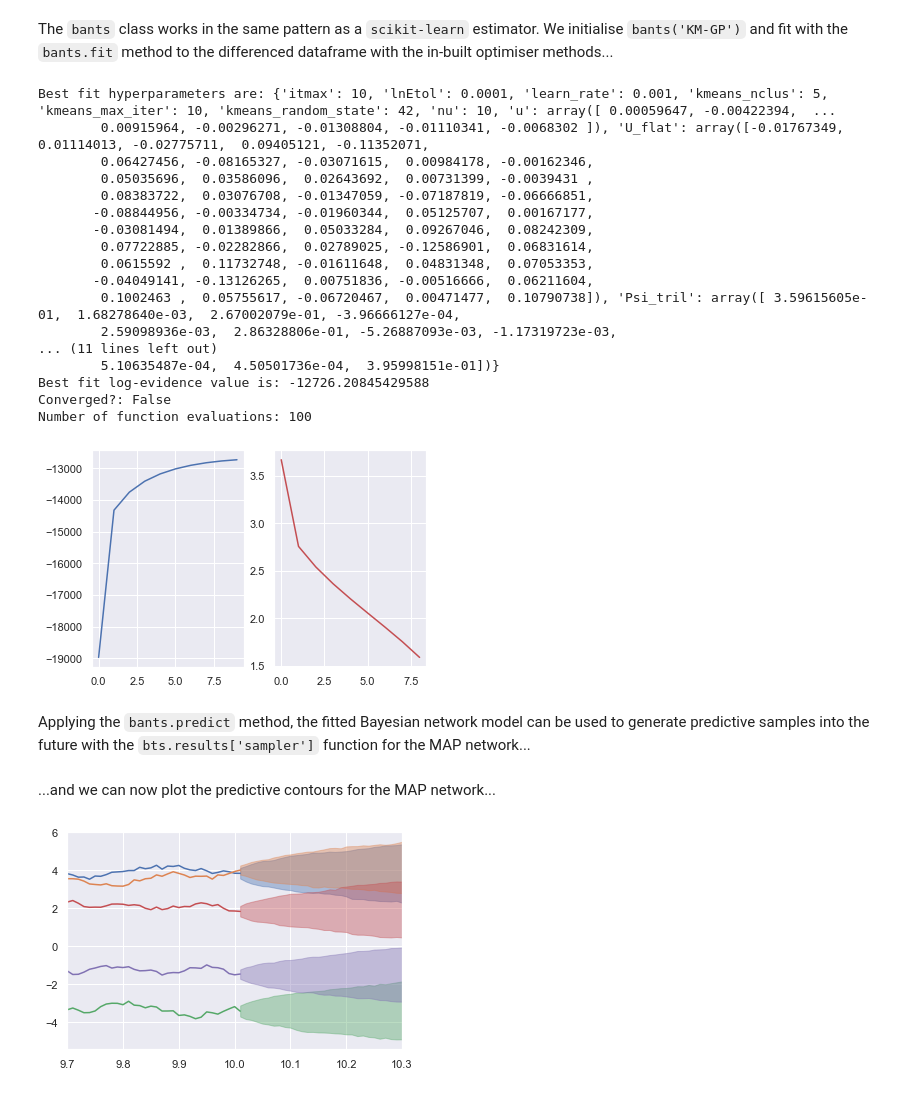
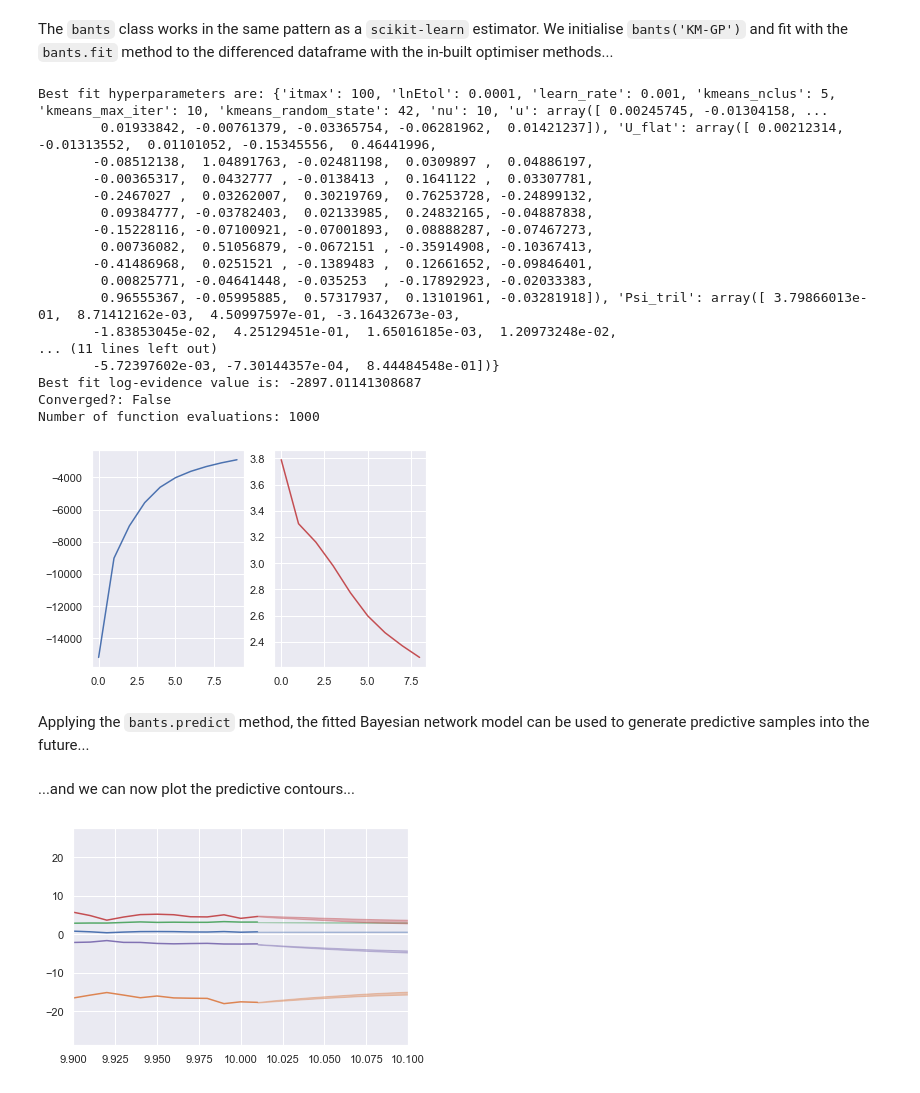
Before and after one commit to umbralcalc/bants, a Jupyter notebook: example/example_KMGP_bants_application.ipynb, the cells around one changed output. Cells and saved outputs as stored; diff of their text form; code cells hidden in the pictures.

Commit message:
Added prediction method to KMGP

```diff
--- a/example/example_KMGP_bants_application.ipynb
+++ b/example/example_KMGP_bants_application.ipynb
@@ -95,7 +74,7 @@ bts = bants('KM-GP')
 # works quite well to start with 'GD' then finish off with 'Nelder-Mead' near the optimum
 bts.optimiser = 'GD' # 'Nelder-Mead'
 bts.params['learn_rate'] = 0.001 # Only relevant for 'GD'
-bts.params['itmax'] = 10
+bts.params['itmax'] = 100
 bts.params['kmeans_nclus'] = 5
 bts.params['kmeans_max_iter'] = 10
 bts.params['kmeans_random_state'] = 42
@@ -126,55 +105,54 @@ ax1.plot(lnE_vals,color='b')
 ax2.plot(np.log10(np.asarray(lnE_vals)[1:]-np.asarray(lnE_vals)[:-1]),color='r')
 plt.show()
 # %% [output]
-Best fit hyperparameters are: {'itmax': 10, 'lnEtol': 0.0001, 'learn_rate': 0.001, 'kmeans_nclus': 5, 'kmeans_max_iter': 10, 'kmeans_random_state': 42, 'nu': 10, 'u': array([ 0.00059647, -0.00422394,  ...
-        0.00915964, -0.00296271, -0.01308804, -0.01110341, -0.0068302 ]), 'U_flat': array([-0.01767349,  0.01114013, -0.02775711,  0.09405121, -0.11352071,
-        0.06427456, -0.08165327, -0.03071615,  0.00984178, -0.00162346,
-        0.05035696,  0.03586096,  0.02643692,  0.00731399, -0.0039431 ,
-        0.08383722,  0.03076708, -0.01347059, -0.07187819, -0.06666851,
-       -0.08844956, -0.00334734, -0.01960344,  0.05125707,  0.00167177,
-       -0.03081494,  0.01389866,  0.05033284,  0.09267046,  0.08242309,
-        0.07722885, -0.02282866,  0.02789025, -0.12586901,  0.06831614,
-        0.0615592 ,  0.11732748, -0.01611648,  0.04831348,  0.07053353,
-       -0.04049141, -0.13126265,  0.00751836, -0.00516666,  0.06211604,
-        0.1002463 ,  0.05755617, -0.06720467,  0.00471477,  0.10790738]), 'Psi_tril': array([ 3.59615605e-01,  1.68278640e-03,  2.67002079e-01, -3.96666127e-04,
-        2.59098936e-03,  2.86328806e-01, -5.26887093e-03, -1.17319723e-03,
+Best fit hyperparameters are: {'itmax': 100, 'lnEtol': 0.0001, 'learn_rate': 0.001, 'kmeans_nclus': 5, 'kmeans_max_iter': 10, 'kmeans_random_state': 42, 'nu': 10, 'u': array([ 0.00245745, -0.01304158, ...
+        0.01933842, -0.00761379, -0.03365754, -0.06281962,  0.01421237]), 'U_flat': array([ 0.00212314, -0.01313552,  0.01101052, -0.15345556,  0.46441996,
+       -0.08512138,  1.04891763, -0.02481198,  0.0309897 ,  0.04886197,
+       -0.00365317,  0.0432777 , -0.0138413 ,  0.1641122 ,  0.03307781,
+       -0.2467027 ,  0.03262007,  0.30219769,  0.76253728, -0.24899132,
+        0.09384777, -0.03782403,  0.02133985,  0.24832165, -0.04887838,
+       -0.15228116, -0.07100921, -0.07001893,  0.08888287, -0.07467273,
+        0.00736082,  0.51056879, -0.0672151 , -0.35914908, -0.10367413,
+       -0.41486968,  0.0251521 , -0.1389483 ,  0.12661652, -0.09846401,
+        0.00825771, -0.04641448, -0.035253  , -0.17892923, -0.02033383,
+        0.96555367, -0.05995885,  0.57317937,  0.13101961, -0.03281918]), 'Psi_tril': array([ 3.79866013e-01,  8.71412162e-03,  4.50997597e-01, -3.16432673e-03,
+       -1.83853045e-02,  4.25129451e-01,  1.65016185e-03,  1.20973248e-02,
 ... (11 lines left out)
-        5.10635487e-04,  4.50501736e-04,  3.95998151e-01])}
-Best fit log-evidence value is: -12726.20845429588
+       -5.72397602e-03, -7.30144357e-04,  8.44484548e-01])}
+Best fit log-evidence value is: -2897.01141308687
 Converged?: False
-Number of function evaluations: 100
+Number of function evaluations: 1000
-[figure, old version]
+[figure, new version]
 # %% [markdown]
-Applying the `bants.predict` method, the fitted Bayesian network model can be used to generate predictive samples into the future with the `bts.results['sampler']` function for the MAP network...
+Applying the `bants.predict` method, the fitted Bayesian network model can be used to generate predictive samples into the future...
 # %%
 # Future timepoint to sample up to
-future_t = 10.3
-# Apply bants.predict to forecast time series up to future time from training data last timepoint index
-bts.predict(future_t)
+future_t = 10.1 # 10.3
 # Number of prediction samples to generate at each timepoint
 n_samples = 1000
-# Generate MAP network samples and store them
-pred_samps = bts.results['sampler'](n_samples, compute_map=True)
+# Apply bants.predict to forecast time series up to future time
+# from training data last timepoint index using the MAP network
+pred_samps = bts.predict(future_t, n_samples, compute_map=True, kmeans_window=50)
 # %% [markdown]
-...and we can now plot the predictive contours for the MAP network...
+...and we can now plot the predictive contours...
 # %%
 # Store colour palette
 cp = sns.color_palette()
 # Loop over dimensions of time series for plot
 for i in range(0,5):
     # Cumulative sum of samples (integration) to remove differencing (remember to append training points to this!)
     fp = np.tensordot(df.values[0,i]*np.ones(1),np.ones(n_samples),axes=0) # First point
     dtd = np.tensordot(ddf.values[:,i],np.ones(n_samples),axes=0) # Differenced training data
     diff_preds = np.append(fp,np.append(dtd,pred_samps[:,i,:],axis=0),axis=0) # Append along time axis
     isamps = np.cumsum(diff_preds,axis=0)[-pred_samps.shape[0]:]
     # Compute 68% confidence
     c68l, c68u = np.quantile(isamps,[0.16,0.84],axis=1)
     # Use these to plot contours
     plt.plot(df.index,df.values[:,i],color=cp[i])
-    plt.fill_between(np.arange(runtime+stepsize,future_t,stepsize),c68l,c68u,alpha=0.4,color=cp[i])
+    plt.fill_between(np.arange(runtime+stepsize,future_t+stepsize,stepsize),c68l,c68u,alpha=0.4,color=cp[i])
 # Modify time axis for clearer display
 axes = plt.gca()
 axes.set_xlim([(2*runtime)-future_t,future_t])
 plt.show()
 # %% [output]
-[figure, old version]
+[figure, new version]
```
Also changed, not shown: parts of 4 cells of this notebook, 2 other files.
